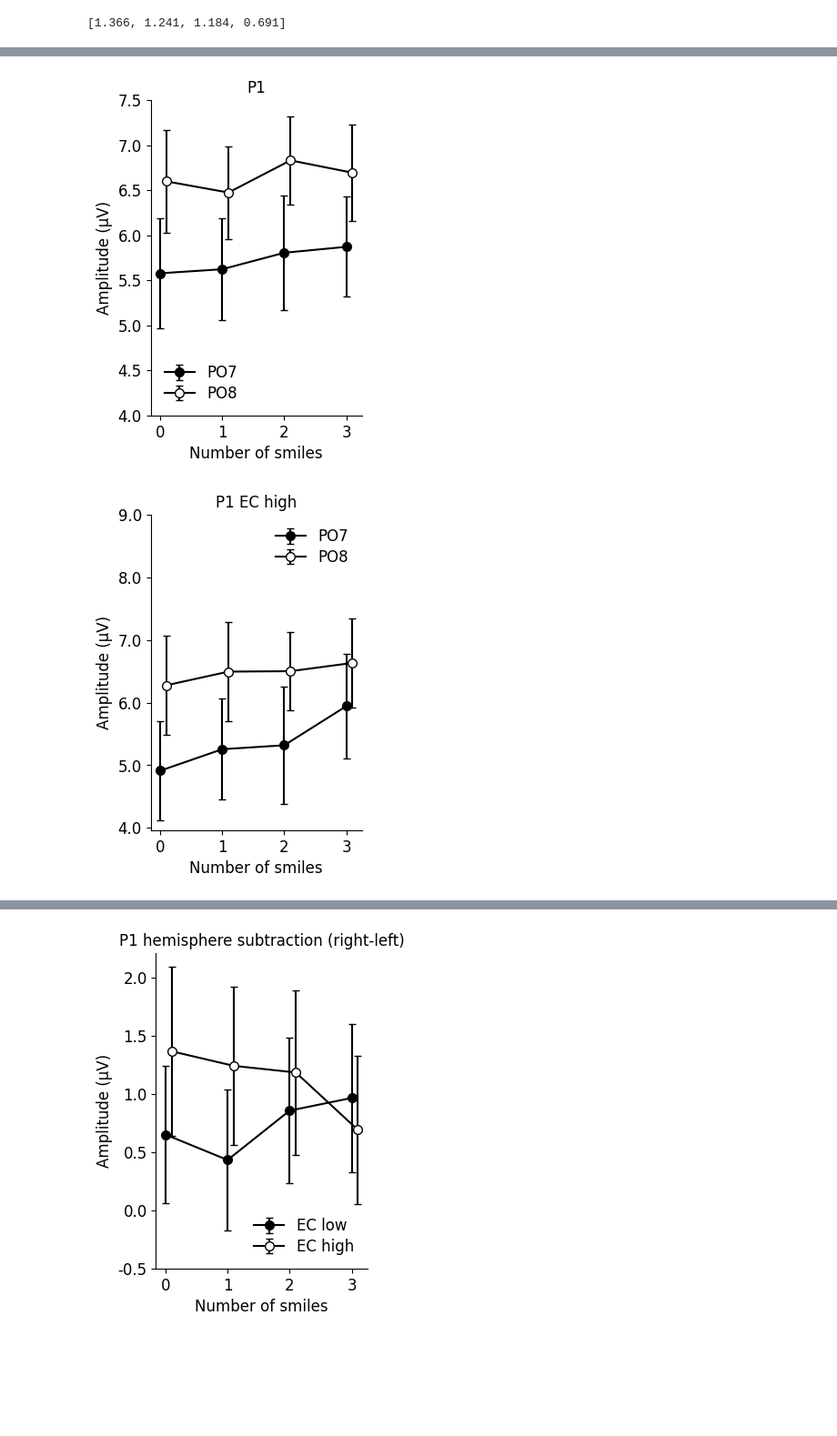
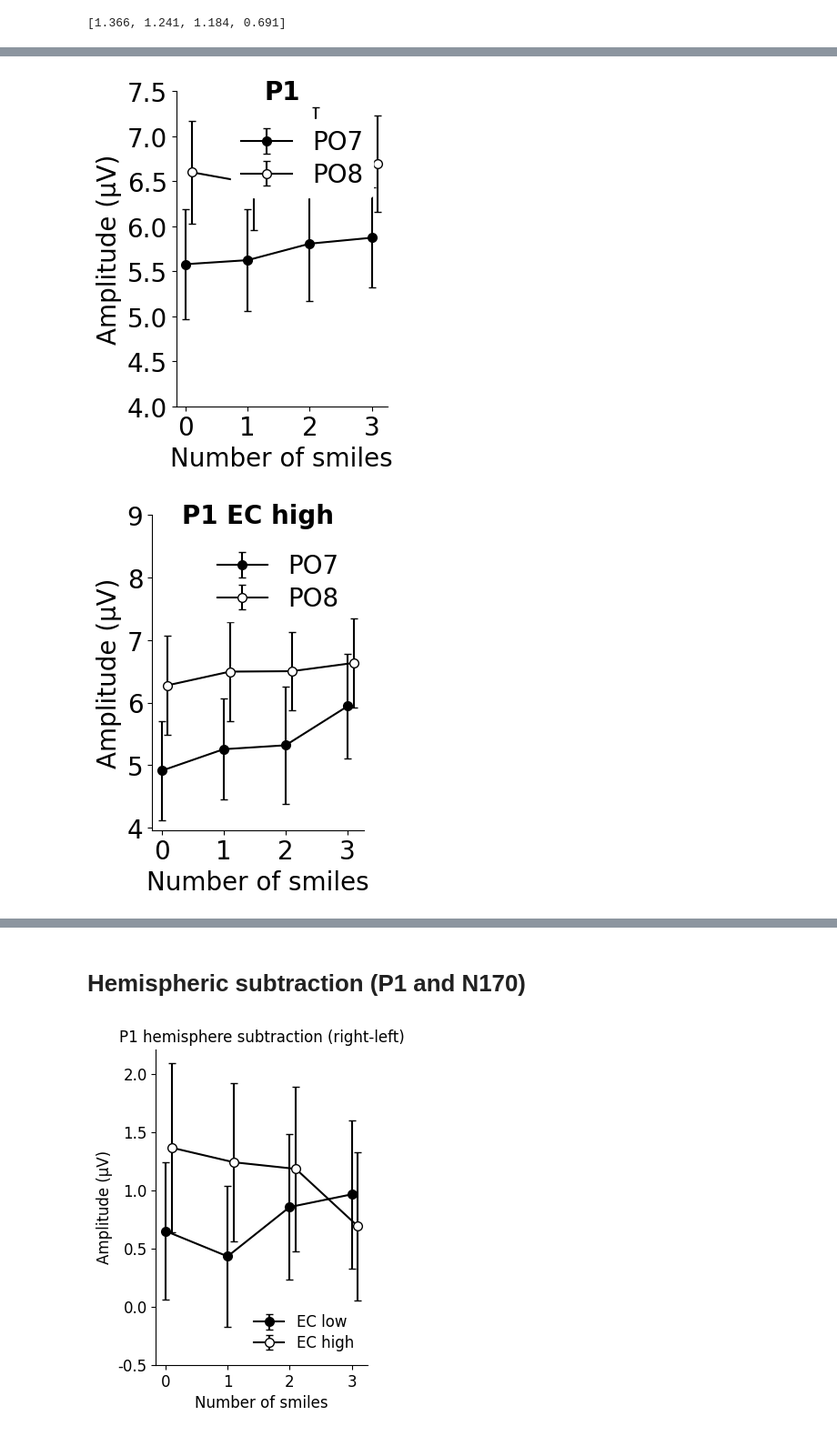
Before and after one commit to Kei-Kobayash/multiple_smiles, a Jupyter notebook: Smile_P1&N170.ipynb, the cells around one changed output, grey strips where cells are left out. Shown at 91% size. Saved outputs shown, nothing was run; the diff lists cells and outputs as text; code cells hidden in the pictures; blank space fills up the shorter version.

```diff
--- a/Smile_P1&N170.ipynb
+++ b/Smile_P1&N170.ipynb
@@ -180,35 +173,36 @@ plotting([[P7_EC_low_ave, P8_EC_low_ave],[P7_EC_low_sem, P8_EC_low_sem]], "N170
 # %%
-def plottingP1(list1, title, ylist):
-  fontsize = 12
+def plottingP1(list1, title, ylist, legend):
+  fontsize = 20
   fig, ax1 = plt.subplots(figsize=(3, 4.5))
 
   x = [0, 1, 2, 3]
   marker_colors = ["black", "white"]
   labels = ["PO7", "PO8"]
 
   for list_list, list_err, n, marker_color, label in zip(list1[0], list1[1], [1, 2], marker_colors, labels):
     x = list(map(lambda x: x+0.1*(n-1), x))
     ax1.errorbar(x = x, y = list_list, yerr = list_err, capsize=3, color = "black", marker = "o", markersize = 7, markeredgecolor = "black", markerfacecolor = marker_color, label = label)
   ax1.set_xlabel("Number of smiles", fontsize = fontsize)
   ax1.set_ylabel("Amplitude (μV)", fontsize = fontsize)
-  ax1.set_title(title, fontsize = fontsize)
+  ax1.set_title(title, fontsize = fontsize, fontweight = "bold", y=0.95)
 
   ax1.set_xticks([0, 1, 2, 3])
   ax1.set_xticklabels([0, 1, 2, 3], fontsize = fontsize)
   ax1.set_yticks(ylist)
   ax1.set_yticklabels(ylist, fontsize = fontsize)
 
   ax1.spines["top"].set_visible(False)
   ax1.spines["right"].set_visible(False)
 
-  ax1.legend(prop={"size": fontsize}, framealpha =1.0, edgecolor = "#FFFFFF", labelspacing = 0.28, numpoints=0.3)
-  plt.savefig("all_Psychophysiology2023_" + title + "_graph.png", format="png", dpi=500, bbox_inches = "tight")
+  if legend == "yes":
+    ax1.legend(prop={"size": fontsize}, framealpha =1.0, edgecolor = "#FFFFFF", labelspacing = 0.28, numpoints=0.3, loc='upper left', bbox_to_anchor=(0.2, 0.95))
+  #plt.savefig("all_Psychophysiology2023_" + title + "_graph.png", format="png", dpi=500, bbox_inches = "tight")
 
 #plotting(hemisub_ave, hemisub_sem)
 
-plottingP1([[PO7_ave, PO8_ave],[PO7_sem, PO8_sem]], "P1", np.arange(4, 7.5 + 0.5, 0.5).tolist())
-plottingP1([[PO7_EC_high_ave, PO8_EC_high_ave],[PO7_EC_high_sem, PO8_EC_high_sem]], "P1 EC high", np.arange(4.0, 9.0 + 1, 1).tolist())
-plottingP1([[PO7_EC_low_ave, PO8_EC_low_ave],[PO7_EC_low_sem, PO8_EC_low_sem]], "P1 EC low", np.arange(4.0, 9.0 + 1, 1).tolist())
+plottingP1([[PO7_ave, PO8_ave],[PO7_sem, PO8_sem]], "P1", np.arange(4, 7.5 + 0.5, 0.5).tolist(), "yes")
+plottingP1([[PO7_EC_high_ave, PO8_EC_high_ave],[PO7_EC_high_sem, PO8_EC_high_sem]], "P1 EC high", np.arange(4, 10, 1).tolist(), "yes")
+plottingP1([[PO7_EC_low_ave, PO8_EC_low_ave],[PO7_EC_low_sem, PO8_EC_low_sem]], "P1 EC low", np.arange(4, 10, 1).tolist(), "no")
 # %% [output]
-[figure, old version]
+[figure, new version]
-[figure, old version]
+[figure, new version]
@@ -216,3 +210,5 @@ plottingP1([[PO7_EC_low_ave, PO8_EC_low_ave],[PO7_EC_low_sem, PO8_EC_low_sem]],
+# %% [markdown]
+# Hemispheric subtraction (P1 and N170)
 # %%
 def plottingP1hemisub(list1, title, ylist):
   fontsize = 12
```
Also changed, not shown: parts of 17 cells of this notebook.
